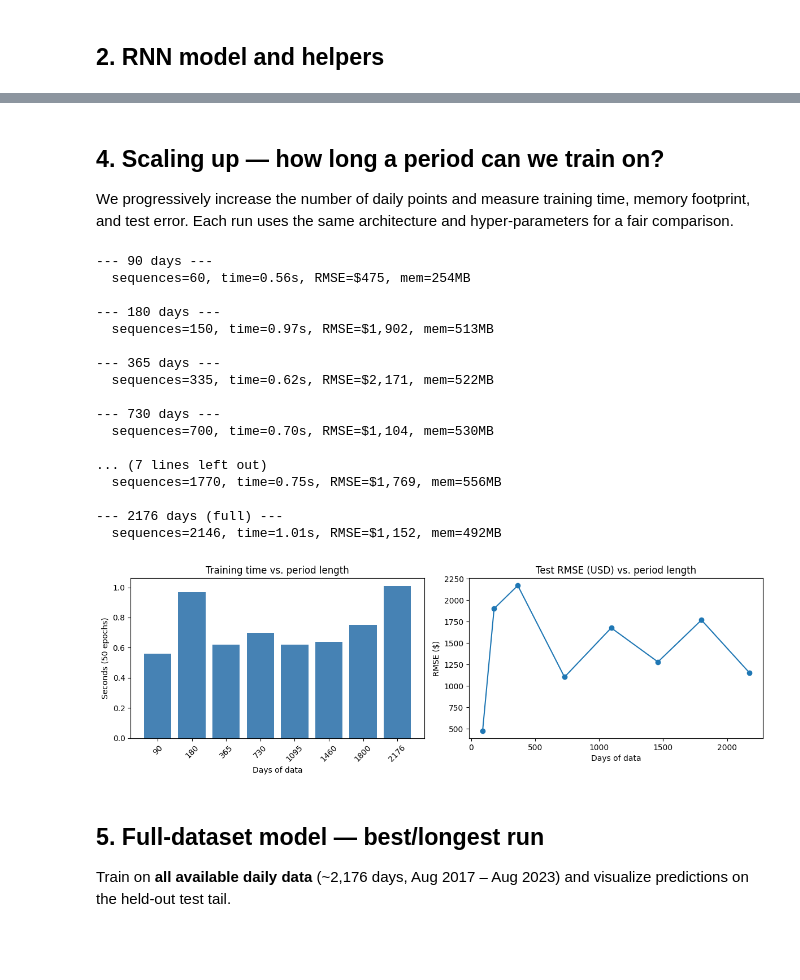
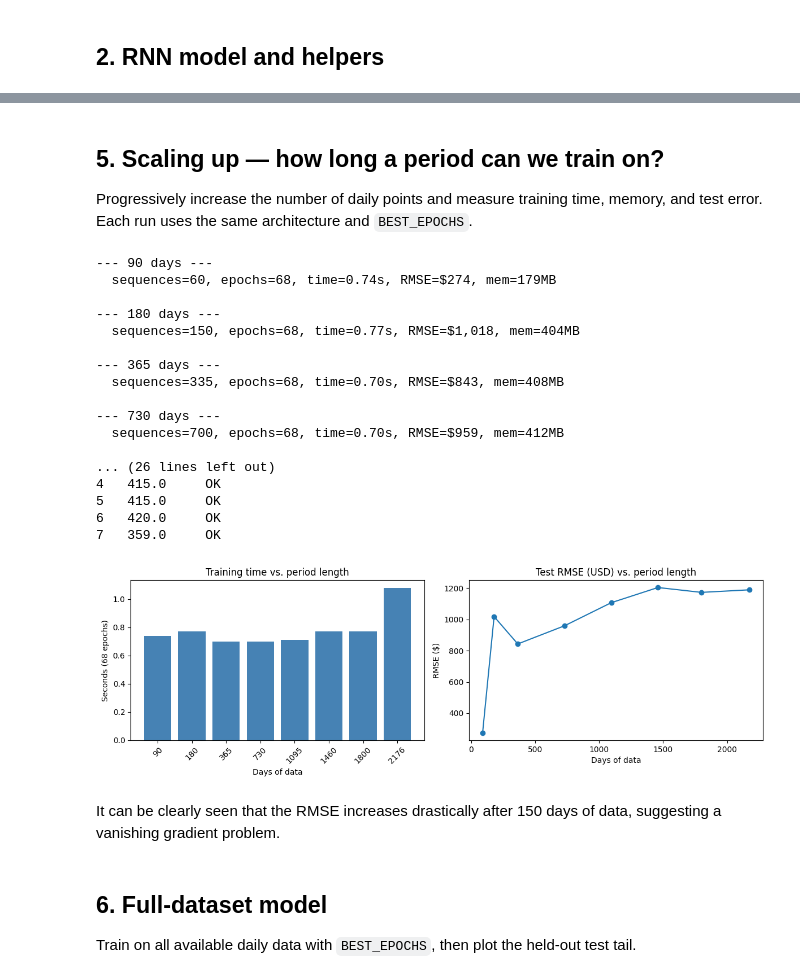
Before and after one commit to tomhait/infinitylabs, a Jupyter notebook: python/reccurent_networks/bitcoin_rnn.ipynb, the cells around one changed output, grey strips where cells are left out. Cells and saved outputs as stored; diff of their text form; code cells hidden in the pictures; blank space fills up the shorter version.

```diff
--- a/python/reccurent_networks/bitcoin_rnn.ipynb
+++ b/python/reccurent_networks/bitcoin_rnn.ipynb
@@ -192,12 +423,12 @@ Test RMSE: $306.61
 # %% [markdown]
-## 4. Scaling up — how long a period can we train on?
+## 5. Scaling up — how long a period can we train on?
 
-We progressively increase the number of daily points and measure training time, memory footprint, and test error.
-Each run uses the same architecture and hyper-parameters for a fair comparison.
+Progressively increase the number of daily points and measure training time, memory, and test error.
+Each run uses the same architecture and `BEST_EPOCHS`.
 # %%
 import psutil
 
-PERIODS = [90, 180, 365, 730, 1095, 1460, 1800, len(daily)]  # up to full dataset
+PERIODS = [90, 180, 365, 730, 1095, 1460, 1800, len(daily)]
 results = []
 
 for n_days in PERIODS:
@@ -206,77 +437,85 @@ for n_days in PERIODS:
     try:
         prices = daily.values[-n_days:]
         tensors, scaler = prepare_data(prices, seq_len=SEQ_LEN)
-        mem_before = psutil.Process().memory_info().rss / 1e6
 
-        model, hist, test_mse, elapsed = train_model(tensors, epochs=50, verbose=False)
+        model, hist, test_mse, elapsed, _ = train_model(
+            tensors, epochs=BEST_EPOCHS, verbose=False
+        )
 
         mem_after = psutil.Process().memory_info().rss / 1e6
         n_seq = len(tensors['X_train']) + len(tensors['X_test'])
 
-        # USD RMSE on test set
         with torch.no_grad():
             preds_s = model(tensors['X_test']).cpu().numpy().flatten()
             true_s = tensors['y_test'].cpu().numpy().flatten()
-        rmse = np.sqrt(np.mean((inverse_scale(scaler, preds_s) - inverse_scale(scaler, true_s)) ** 2))
+        rmse = np.sqrt(
+            np.mean((inverse_scale(scaler, preds_s) - inverse_scale(scaler, true_s)) ** 2)
+        )
 
         results.append({
             'days': n_days,
             'sequences': n_seq,
+            'epochs': BEST_EPOCHS,
             'train_time_s': round(elapsed, 2),
             'test_mse_scaled': round(test_mse, 6),
             'test_rmse_usd': round(rmse, 2),
             'mem_mb': round(mem_after, 0),
             'status': 'OK',
         })
-        print(f'  sequences={n_seq}, time={elapsed:.2f}s, RMSE=${rmse:,.0f}, mem={mem_after:.0f}MB')
+        print(
+            f'  sequences={n_seq}, epochs={BEST_EPOCHS}, '
+            f'time={elapsed:.2f}s, RMSE=${rmse:,.0f}, mem={mem_after:.0f}MB'
+        )
 
         del model, tensors, scaler
         gc.collect()
     except Exception as exc:
         results.append({'days': n_days, 'status': f'FAILED: {exc}'})
         print(f'  FAILED: {exc}')
         break
 
 results_df = pd.DataFrame(results)
-results_df
+print(results_df)
+
 ok = results_df[results_df['status'] == 'OK']
-
 fig, axes = plt.subplots(1, 2, figsize=(12, 4))
 axes[0].bar(ok['days'].astype(str), ok['train_time_s'], color='steelblue')
 axes[0].set_title('Training time vs. period length')
 axes[0].set_xlabel('Days of data')
-axes[0].set_ylabel('Seconds (50 epochs)')
+axes[0].set_ylabel(f'Seconds ({BEST_EPOCHS} epochs)')
 axes[0].tick_params(axis='x', rotation=45)
 
 axes[1].plot(ok['days'], ok['test_rmse_usd'], 'o-')
 axes[1].set_title('Test RMSE (USD) vs. period length')
 axes[1].set_xlabel('Days of data')
 axes[1].set_ylabel('RMSE ($)')
 plt.tight_layout()
 plt.show()
 # %% [output]
 --- 90 days ---
-  sequences=60, time=0.56s, RMSE=$475, mem=254MB
+  sequences=60, epochs=68, time=0.74s, RMSE=$274, mem=179MB
 
 --- 180 days ---
-  sequences=150, time=0.97s, RMSE=$1,902, mem=513MB
+  sequences=150, epochs=68, time=0.77s, RMSE=$1,018, mem=404MB
 
 --- 365 days ---
-  sequences=335, time=0.62s, RMSE=$2,171, mem=522MB
+  sequences=335, epochs=68, time=0.70s, RMSE=$843, mem=408MB
 
 --- 730 days ---
-  sequences=700, time=0.70s, RMSE=$1,104, mem=530MB
+  sequences=700, epochs=68, time=0.70s, RMSE=$959, mem=412MB
 
-... (7 lines left out)
-  sequences=1770, time=0.75s, RMSE=$1,769, mem=556MB
-
---- 2176 days (full) ---
-  sequences=2146, time=1.01s, RMSE=$1,152, mem=492MB
+... (26 lines left out)
+4   415.0     OK
+5   415.0     OK
+6   420.0     OK
+7   359.0     OK
-[figure, old version]
+[figure, new version]
+# %% [markdown]
+It can be clearly seen that the RMSE increases drastically after 150 days of data, suggesting a vanishing gradient problem.
 # %% [markdown]
-## 5. Full-dataset model — best/longest run
+## 6. Full-dataset model
 
-Train on **all available daily data** (~2,176 days, Aug 2017 – Aug 2023) and visualize predictions on the held-out test tail.
+Train on all available daily data with `BEST_EPOCHS`, then plot the held-out test tail.
 # %%
 full_prices = daily.values
 tensors_full, scaler_full = prepare_data(full_prices, seq_len=SEQ_LEN)
```
Also changed, not shown: parts of 10 cells of this notebook, 1 other file.
